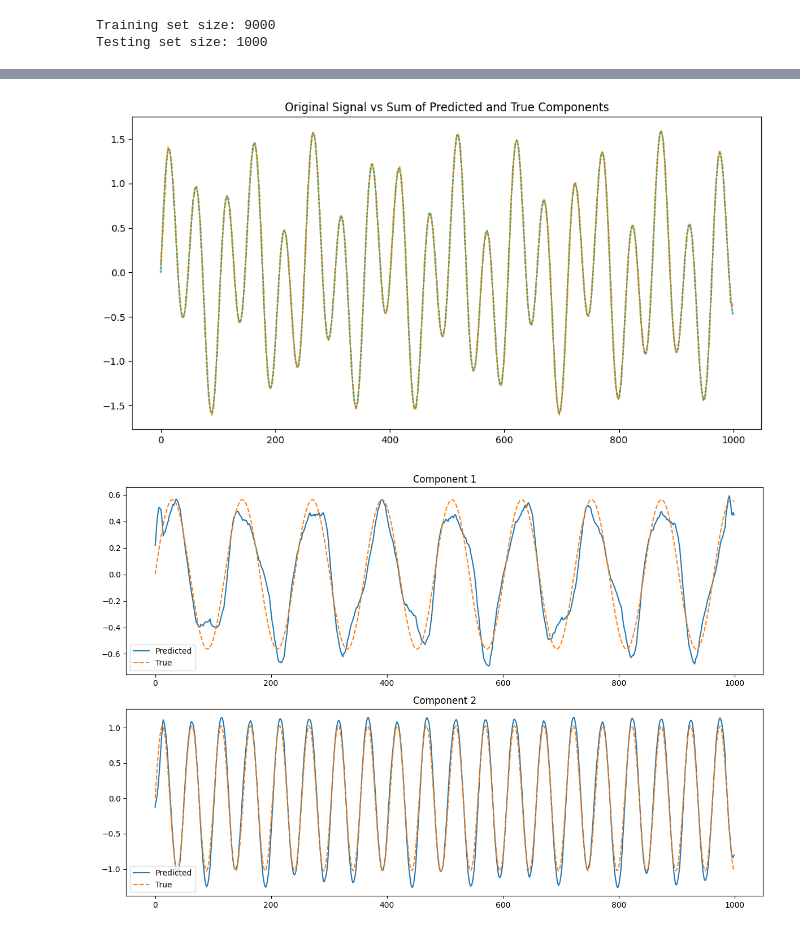
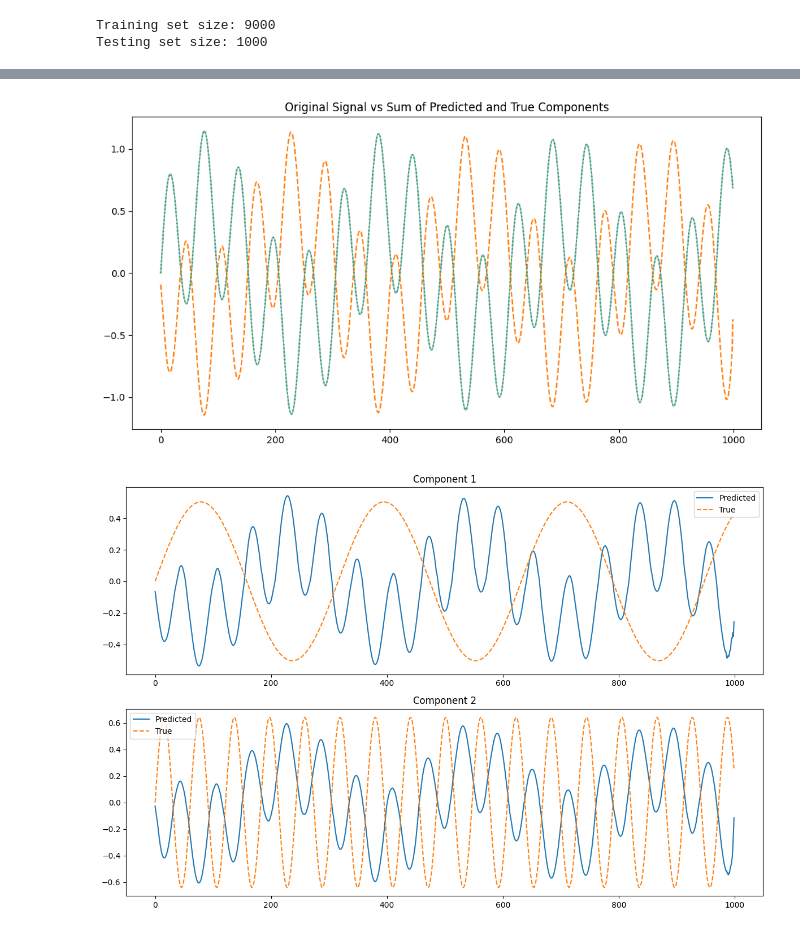
Before and after one commit to KJMvanderHorst/thesis, a Jupyter notebook: notebooks/multi_scale_slow_signals.ipynb, the cells around one changed output, grey strips where cells are left out. Cells and saved outputs as stored; diff of their text form; code cells hidden in the pictures.

```diff
--- a/notebooks/multi_scale_slow_signals.ipynb
+++ b/notebooks/multi_scale_slow_signals.ipynb
@@ -21,7 +21,7 @@ from src.models.base_model import RRCNNDecomposer
 from src.models.base_model import MultiScaleRRCNNDecomposer
 
 # Specify the path to the saved model checkpoint
-model_path = "/Users/kaspervanderhorst/Desktop/thesis/models/multi_scale_lower_signals.pth"
+model_path = "/Users/kaspervanderhorst/Desktop/thesis/models/multi_scale_lower_signals_fr.pth"
 # Load the model
 model = MultiScaleRRCNNDecomposer()  # Adjust parameters as per your model
 model.load_state_dict(torch.load(model_path))
@@ -90,7 +90,7 @@ with torch.no_grad():
     train_predictions = model(X_train_tensor)
 # %%
 # Select a sample to visualize
-sample_idx = 0
+sample_idx = 1
 
 predicted_components_train = train_predictions[sample_idx].numpy()
 true_components_train = y_train[sample_idx]
@@ -120,29 +120,29 @@ plt.show()
 # %%
 # Inspect Decompositions
 # Visualize the decompositions predicted by the model and compare them to the ground truth
 
 # Select a sample to visualize
-sample_idx = 18
+sample_idx = 0
 predicted_components = predictions[sample_idx].numpy()
 true_components = y_test[sample_idx]
 
 plt.figure(figsize=(12, 6))
 plt.plot(X_test[sample_idx], label="Original Signal", alpha=0.5)
 plt.plot(np.sum(predicted_components, axis=0), label="Sum of Predicted Components", linestyle="dashed")
 plt.plot(np.sum(true_components, axis=0), label="Sum of True Components", linestyle="dotted")
 plt.title("Original Signal vs Sum of Predicted and True Components")
 # Plot the predicted and true components
 num_components = predicted_components.shape[0]
 plt.figure(figsize=(12, 8))
 for i in range(num_components):
     plt.subplot(num_components, 1, i + 1)
     plt.plot(predicted_components[i], label="Predicted")
     plt.plot(true_components[i], label="True", linestyle="dashed")
     plt.title(f"Component {i + 1}")
     plt.legend()
 
 plt.tight_layout()
 plt.show()
 # %% [output]
-[figure, old version]
+[figure, new version]
-[figure, old version]
+[figure, new version]
```
Also changed, not shown: parts of 2 cells of this notebook, 13 other files.
